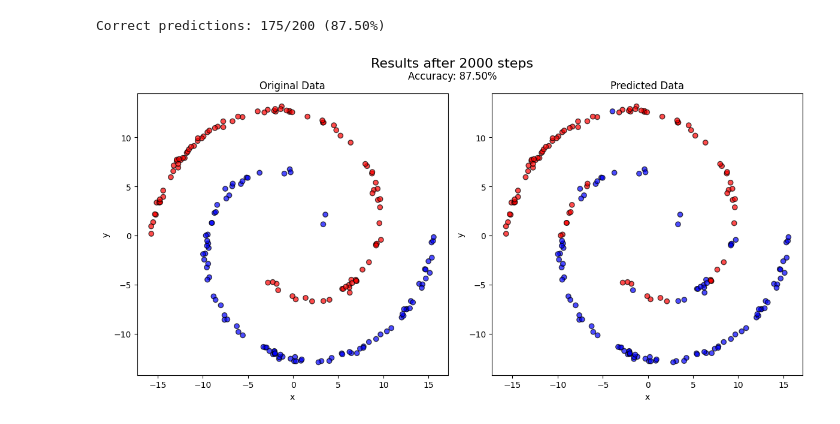
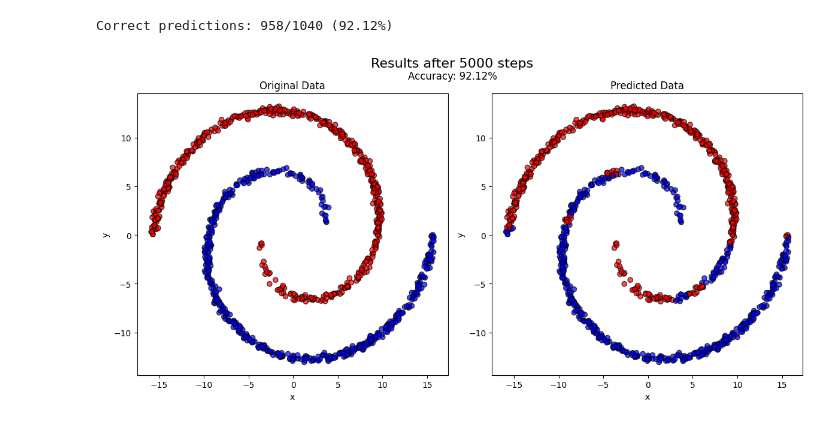
Before and after one commit to Rahul-Baradol/pulsar, a Jupyter notebook: experiments/spiral/visualize_spiral.ipynb, the cells around one changed output. Drawn from its saved outputs; the diff is of its cells as text; code cells hidden in the pictures.

```diff
--- a/experiments/spiral/visualize_spiral.ipynb
+++ b/experiments/spiral/visualize_spiral.ipynb
@@ -26,38 +26,38 @@ plt.show()
-# %%
-import pandas as pd
-import matplotlib.pyplot as plt
-
-# Load the CSV files
-original = pd.read_csv("spiral_test.csv")
-predicted = pd.read_csv("spiral_test_prediction_64_64_1_2k.csv")
-
-# Make sure rows align (assumes both files have same x,y order)
-correct = (original["label"] == predicted["label"]).sum()
-total = len(original)
-print(f"Correct predictions: {correct}/{total} ({correct/total:.2%})")
-
-# Create subplots for side-by-side comparison
-fig, axes = plt.subplots(1, 2, figsize=(12, 6))
-fig.suptitle("Results after 2000 steps", fontsize=16)
-fig.text(0.5, 0.92, f"Accuracy: {correct/total:.2%}", ha="center", fontsize=12)
-
-# Plot original data
-axes[0].scatter(original["x"], original["y"], c=original["label"], cmap="bwr", alpha=0.7, edgecolors="k")
-axes[0].set_title("Original Data")
-axes[0].set_xlabel("x")
-axes[0].set_ylabel("y")
-
-# Plot predicted data
-axes[1].scatter(predicted["x"], predicted["y"], c=predicted["label"], cmap="bwr", alpha=0.7, edgecolors="k")
-axes[1].set_title("Predicted Data")
-axes[1].set_xlabel("x")
-axes[1].set_ylabel("y")
-
-plt.tight_layout()
-plt.show()
-# %% [output]
-Correct predictions: 175/200 (87.50%)
-[figure, removed]
+# %%
+import pandas as pd
+import matplotlib.pyplot as plt
+
+# Load the CSV files
+original = pd.read_csv("spiral_test.csv")
+predicted = pd.read_csv("spiral_test_prediction_96_64_1_5k.csv")
+
+# Make sure rows align (assumes both files have same x,y order)
+correct = (original["label"] == predicted["label"]).sum()
+total = len(original)
+print(f"Correct predictions: {correct}/{total} ({correct/total:.2%})")
+
+# Create subplots for side-by-side comparison
+fig, axes = plt.subplots(1, 2, figsize=(12, 6))
+fig.suptitle("Results after 5000 steps", fontsize=16)
+fig.text(0.5, 0.92, f"Accuracy: {correct/total:.2%}", ha="center", fontsize=12)
+
+# Plot original data
+axes[0].scatter(original["x"], original["y"], c=original["label"], cmap="bwr", alpha=0.7, edgecolors="k")
+axes[0].set_title("Original Data")
+axes[0].set_xlabel("x")
+axes[0].set_ylabel("y")
+
+# Plot predicted data
+axes[1].scatter(predicted["x"], predicted["y"], c=predicted["label"], cmap="bwr", alpha=0.7, edgecolors="k")
+axes[1].set_title("Predicted Data")
+axes[1].set_xlabel("x")
+axes[1].set_ylabel("y")
+
+plt.tight_layout()
+plt.show()
+# %% [output]
+Correct predictions: 958/1040 (92.12%)
+[figure, added]
 # %%
 import pandas as pd
 import matplotlib.pyplot as plt
```
Also changed, not shown: parts of 3 cells of this notebook, 8 other files.
